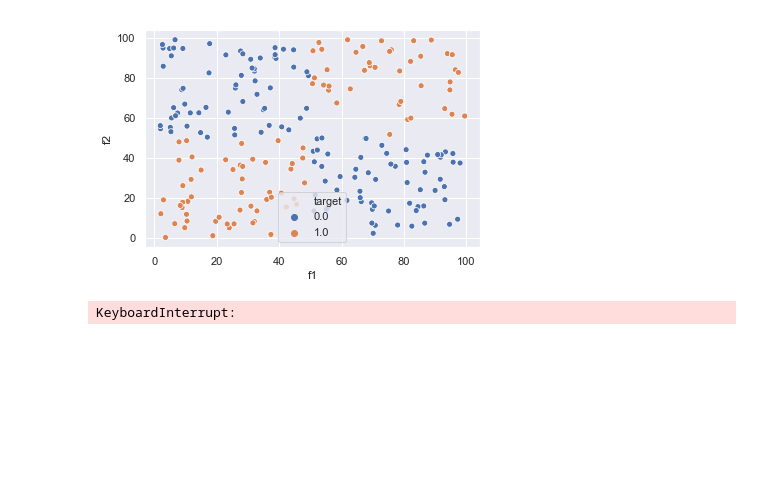
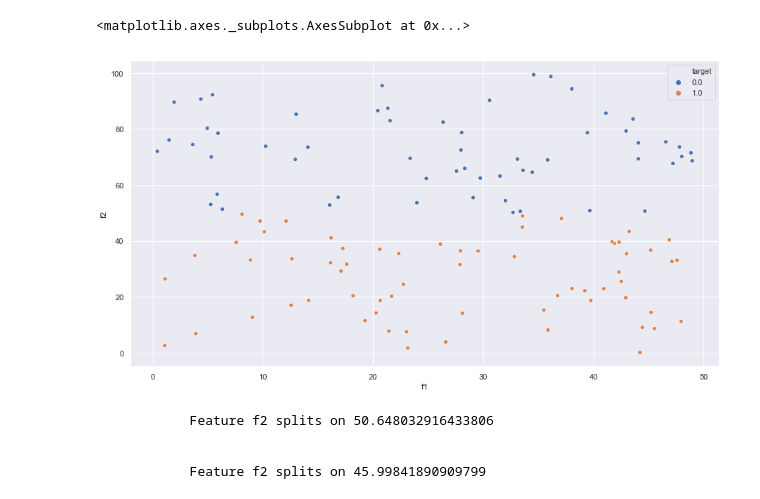
Before and after one commit to BereczkiNorbertCristian/Courses, a Jupyter notebook: ML/gbdt/DecisionoTreeViz.ipynb, the cells around one changed output. Saved outputs shown, nothing was run; the diff lists cells and outputs as text; code cells hidden in the pictures; blank space fills up the shorter version.

```diff
--- a/ML/gbdt/DecisionoTreeViz.ipynb
+++ b/ML/gbdt/DecisionoTreeViz.ipynb
@@ -33,15 +35,21 @@ def get_dataset():
     )
 # %%
 df = get_dataset()
-ax = sns.scatterplot(x="f1",y="f2", data=df, hue='target')
+df = df[df.f1 <= 50]
+fig, ax = plt.subplots(1,1,figsize=(15,8))
+sns.scatterplot(x="f1",y="f2", data=df, hue='target', ax=ax)
 # %% [output]
+<matplotlib.axes._subplots.AxesSubplot at 0x...>
-[figure, old version]
+[figure, new version]
 # %%
 dt = DecisionTree()
 # %%
 dt.build_tree(df, 'target')
 # %% [output]
-KeyboardInterrupt:
+            Feature f2 splits on 50.648032916433806
+
+
+            Feature f2 splits on 45.99841890909799
 # %%
 predictions = [
     dt.predict(df.iloc[i])
```
Also changed, not shown: parts of 13 cells of this notebook, 3 other files.
